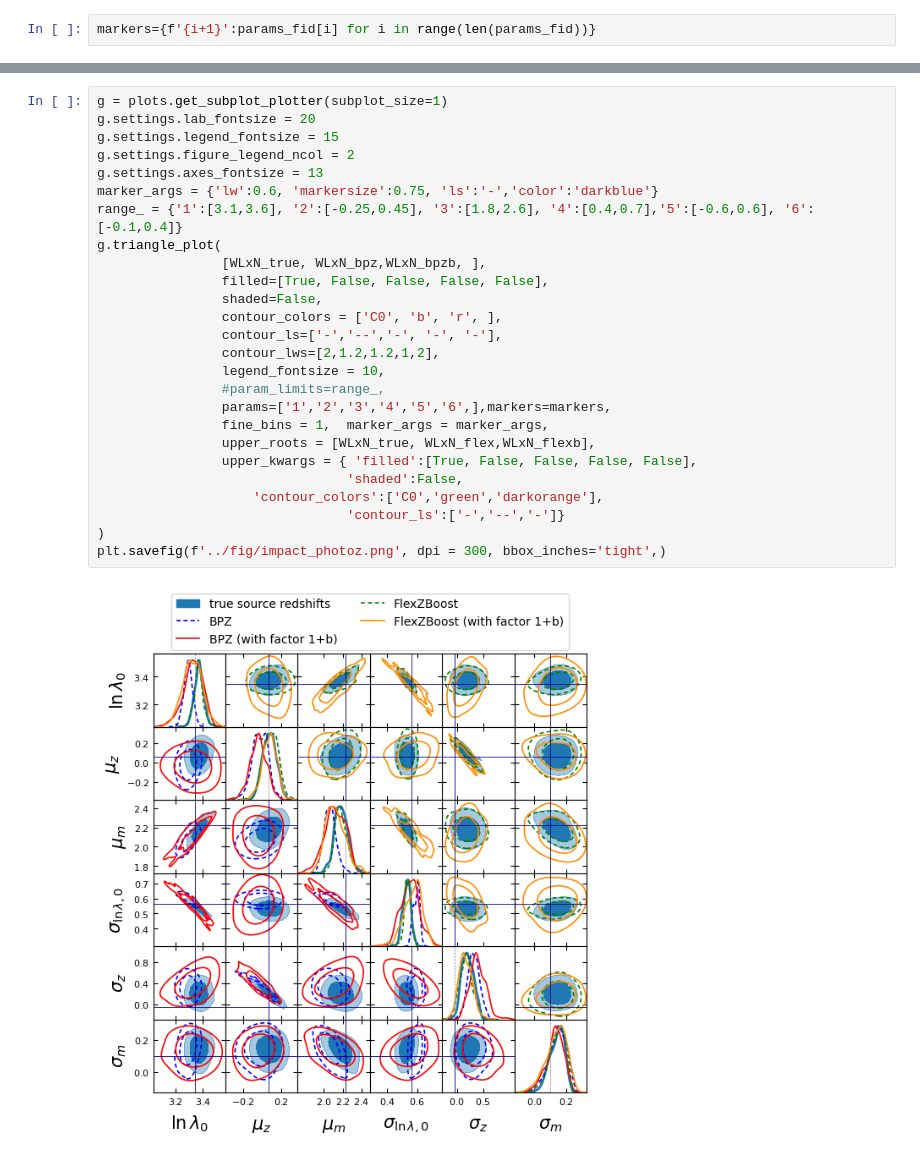
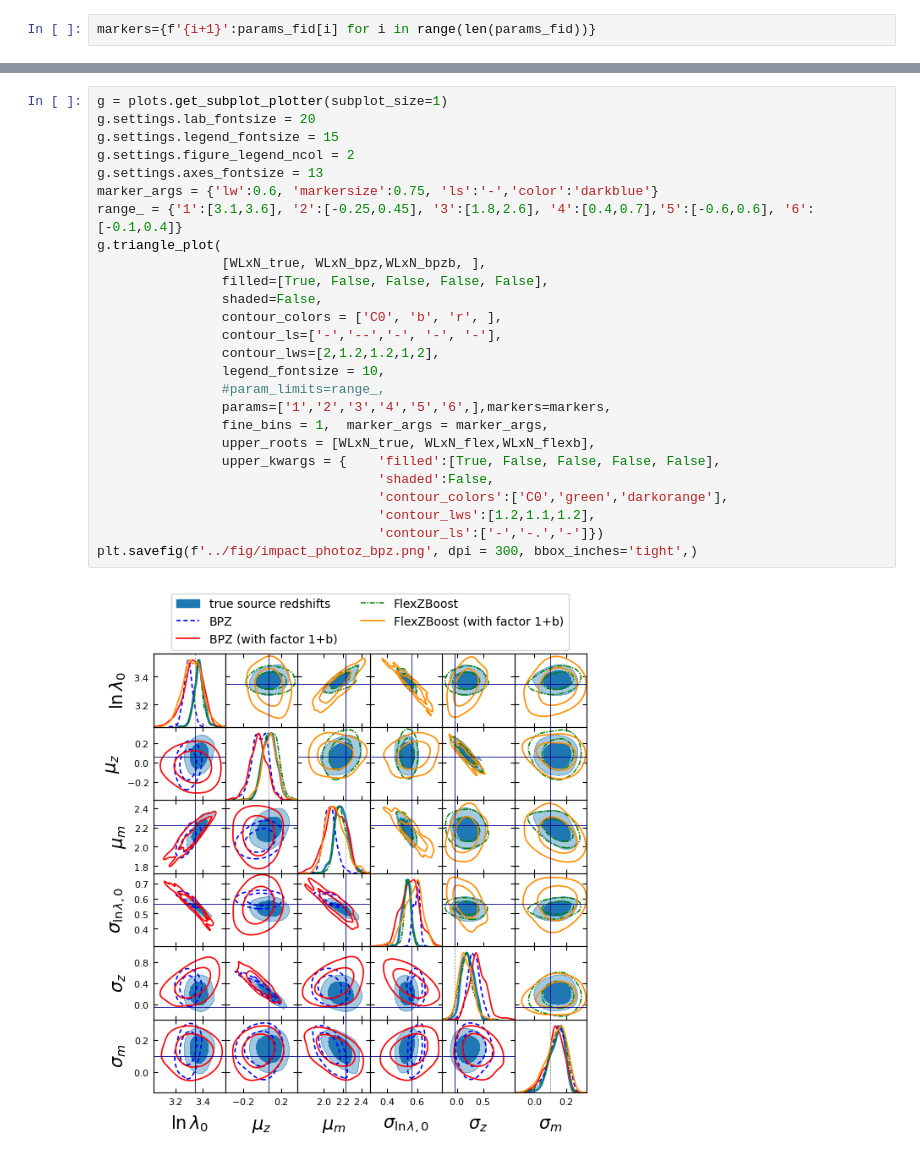
Before and after one commit to LSSTDESC/CLCosmo_Sim, a Jupyter notebook: cluster_scaling_relation_DC2/notebooks/impact_photoz.ipynb, the cells around one changed output, grey strips where cells are left out. Drawn from its saved outputs; the diff is of its cells as text.

```diff
--- a/cluster_scaling_relation_DC2/notebooks/impact_photoz.ipynb
+++ b/cluster_scaling_relation_DC2/notebooks/impact_photoz.ipynb
@@ -84,28 +75,28 @@ markers
 # %%
 g = plots.get_subplot_plotter(subplot_size=1)
 g.settings.lab_fontsize = 20
 g.settings.legend_fontsize = 15
 g.settings.figure_legend_ncol = 2
 g.settings.axes_fontsize = 13
 marker_args = {'lw':0.6, 'markersize':0.75, 'ls':'-','color':'darkblue'}
 range_ = {'1':[3.1,3.6], '2':[-0.25,0.45], '3':[1.8,2.6], '4':[0.4,0.7],'5':[-0.6,0.6], '6':[-0.1,0.4]}
 g.triangle_plot(
                 [WLxN_true, WLxN_bpz,WLxN_bpzb, ],
                 filled=[True, False, False, False, False],
                 shaded=False,
                 contour_colors = ['C0', 'b', 'r', ],
                 contour_ls=['-','--','-', '-', '-'],
                 contour_lws=[2,1.2,1.2,1,2],
                 legend_fontsize = 10,
                 #param_limits=range_,
                 params=['1','2','3','4','5','6',],markers=markers,
                 fine_bins = 1,  marker_args = marker_args,
                 upper_roots = [WLxN_true, WLxN_flex,WLxN_flexb],
-                upper_kwargs = { 'filled':[True, False, False, False, False],
-                                'shaded':False,
-                    'contour_colors':['C0','green','darkorange'],
-                                'contour_ls':['-','--','-']}
-)
-plt.savefig(f'../fig/impact_photoz.png', dpi = 300, bbox_inches='tight',)
+                upper_kwargs = {    'filled':[True, False, False, False, False],
+                                    'shaded':False,
+                                    'contour_colors':['C0','green','darkorange'],
+                                    'contour_lws':[1.2,1.1,1.2],
+                                    'contour_ls':['-','-.','-']})
+plt.savefig(f'../fig/impact_photoz_bpz.png', dpi = 300, bbox_inches='tight',)
 # %% [output]
-[figure, old version]
+[figure, new version]
```
Also changed, not shown: parts of 3 cells of this notebook, 45 other files.
